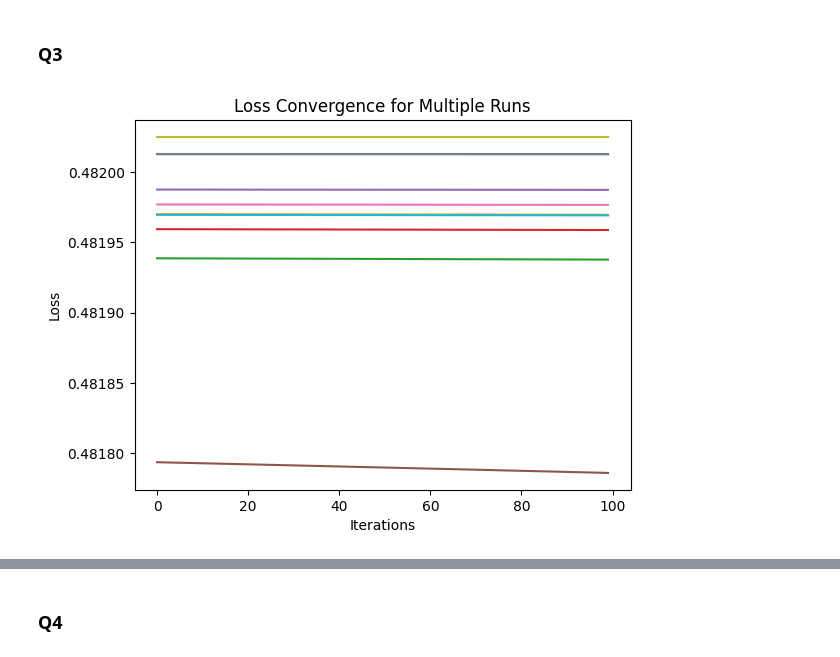
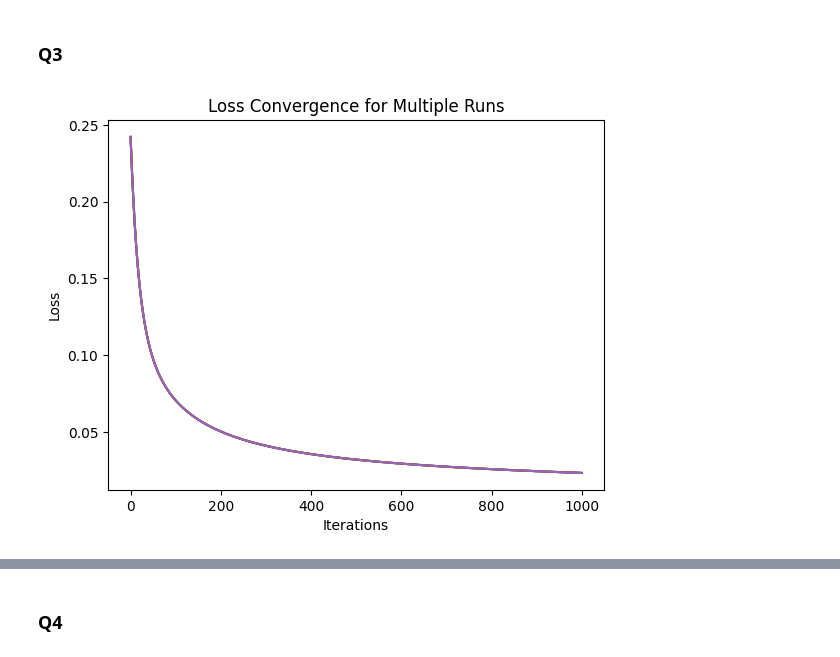
Before and after one commit to matthieuneau/l-bgfs, a Jupyter notebook: tp.ipynb, the cells around one changed output, grey strips where cells are left out. Drawn from its saved outputs; the diff is of its cells as text; code cells hidden in the pictures.

```diff
--- a/tp.ipynb
+++ b/tp.ipynb
@@ -134,25 +104,25 @@ test_x = np.random.rand(n_features)
 assert np.allclose(grad_loss(test_x), manual_grad(test_x))
 # %% [markdown]
 ### Q3
+# %%
+def grad_desc(x0: np.ndarray, alpha: float, n_iter: int):
+    x = x0.copy()
+    loss_history = []
+    for i in range(n_iter):
+        x = x - alpha * grad_loss(x)
+        loss_history.append(loss(x))
+    return x, loss_history
 # %%
-def grad_desc(x0: np.ndarray, alpha: float, n_iter: int):
-    x = x0
-    loss_history = []
-    for i in range(n_iter):
-        x = x - alpha * grad_loss(x)
-        loss_history.append(loss(x))
-    return x, loss_history
-
-for _ in range(10):
-    x0 = np.random.rand(n_features)
+for _ in range(5):
+    x0 = np.zeros(n_features)
     alpha = 0.1
-    n_iter = 100
+    n_iter = 1000
     _, loss_history = grad_desc(x0, alpha, n_iter)
     plt.plot(range(n_iter), loss_history)
 
 plt.xlabel("Iterations")
 plt.ylabel("Loss")
 plt.title("Loss Convergence for Multiple Runs")
 plt.show()
 # %% [output]
-[figure, old version]
+[figure, new version]
```
Also changed, not shown: parts of 17 cells of this notebook.
